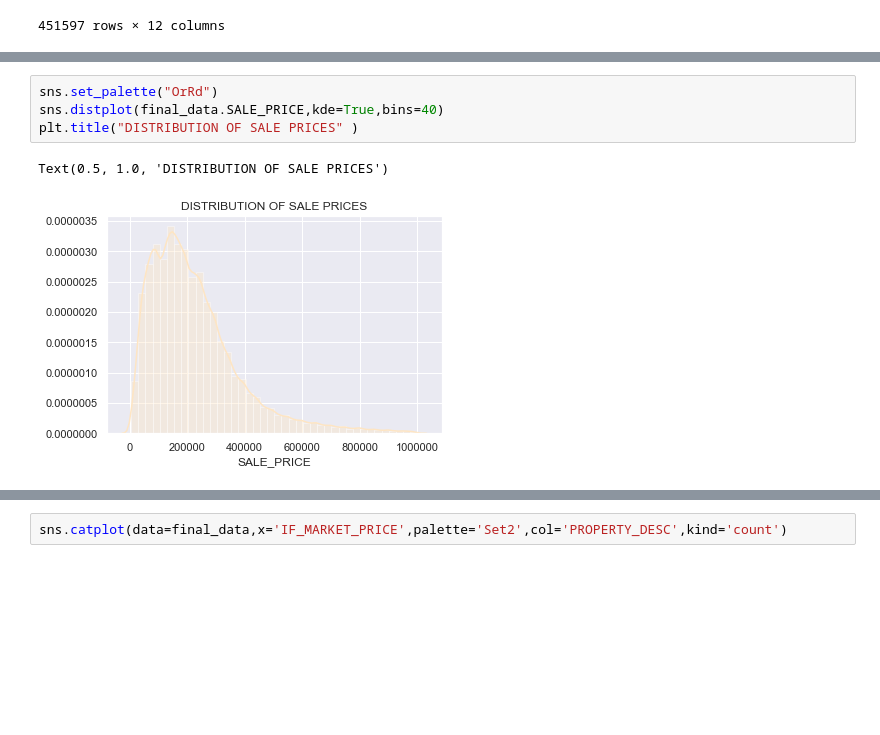
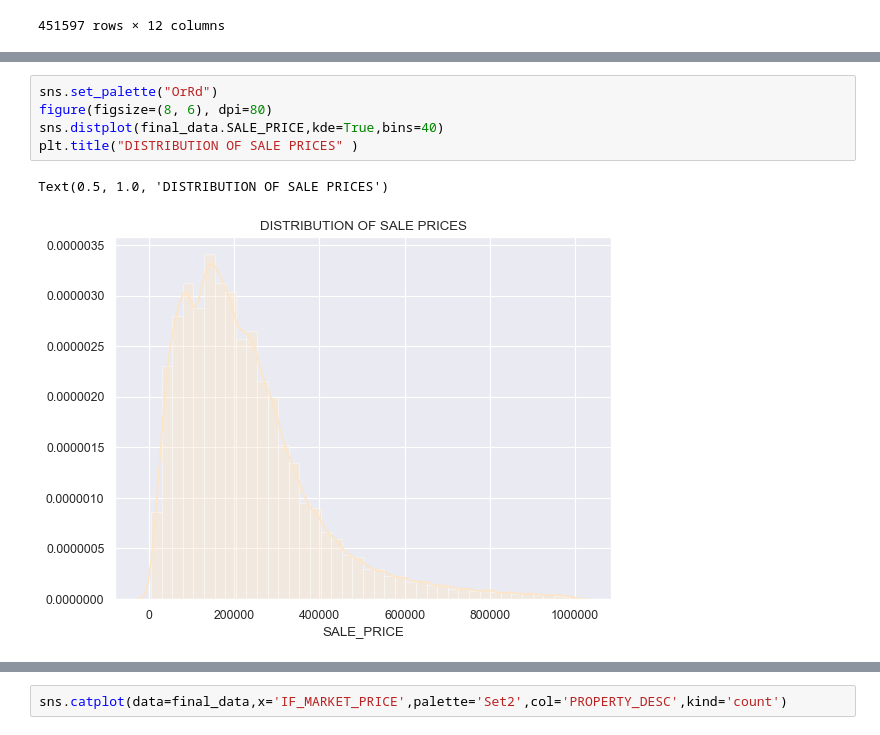
Before and after one commit to savio0694/IRELAND_HOUSING, a Jupyter notebook: IRELAND HOUSING.ipynb, the cells around one changed output, grey strips where cells are left out. Drawn from its saved outputs; the diff is of its cells as text; blank space fills up the shorter version.

```diff
--- a/IRELAND HOUSING.ipynb
+++ b/IRELAND HOUSING.ipynb
@@ -236,9 +218,10 @@ g.set_xticklabels(rotation=90)
 # %%
 sns.set_palette("OrRd")
+figure(figsize=(8, 6), dpi=80)
 sns.distplot(final_data.SALE_PRICE,kde=True,bins=40)
 plt.title("DISTRIBUTION OF SALE PRICES" )
 # %% [output]
 Text(0.5, 1.0, 'DISTRIBUTION OF SALE PRICES')
-[figure, old version]
+[figure, new version]
 # %%
 Last_5_years=final_data[final_data['Year']>2015]
```
Also changed, not shown: parts of 8 cells of this notebook.
